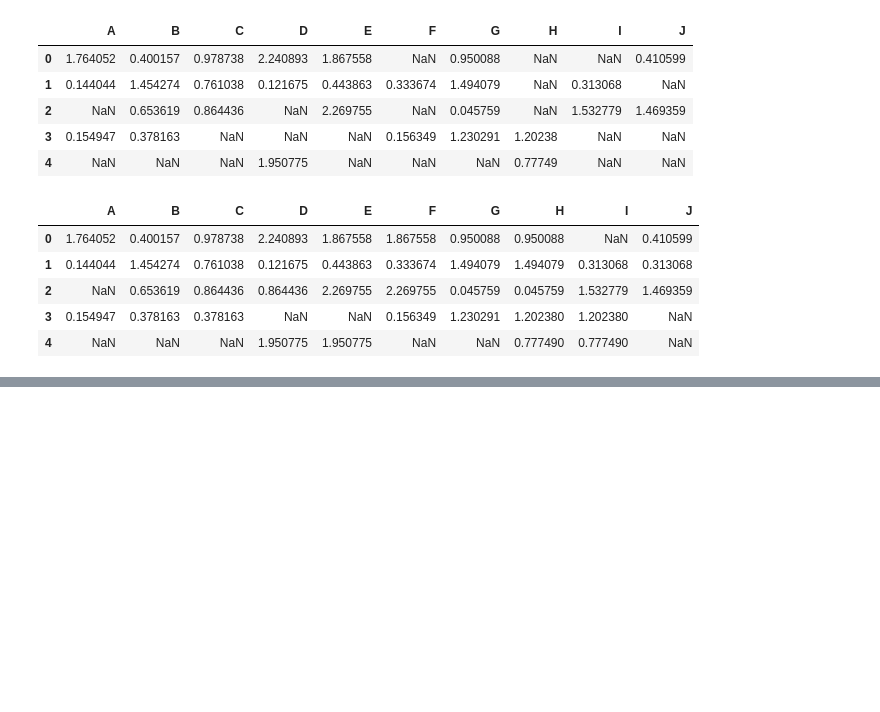
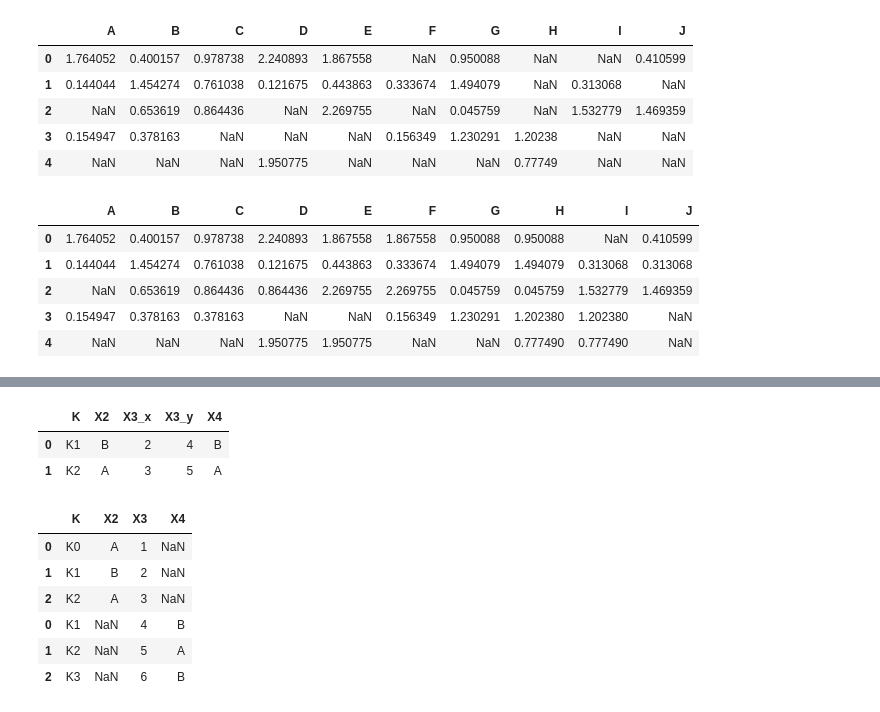
Before and after one commit to blacbakery/py_worksapce, a Jupyter notebook: 정리/Pandas.ipynb, the cells around one changed output, grey strips where cells are left out. Cells and saved outputs as stored; diff of their text form; code cells hidden in the pictures; blank space fills up the shorter version.

```diff
--- a/정리/Pandas.ipynb
+++ b/정리/Pandas.ipynb
@@ -807,0 +837,10 @@ print(a)
+# %%
+df7 = pd.DataFrame({
+    'K':['K0', 'K1', 'K2'],
+    'X2':['A', 'B', 'A'],
+    'X3':[1, 2, 3] })
+df8 = pd.DataFrame({
+    'K':['K1', 'K2', 'K3'],
+    'X3':[4, 5, 6],
+    'X4':['B', 'A', 'B'] })
+display(df7, df8)
@@ -807,0 +856,16 @@ print(a)
+# %%
+pd.merge(df7, df8, on='K', how='inner')
+# %% [output]
+|  | K | X2 | X3_x | X3_y | X4 |
+| 0 | K1 | B | 2 | 4 | B |
+| 1 | K2 | A | 3 | 5 | A |
+# %%
+pd.concat([df7, df8], axis=0, join='outer')
+# %% [output]
+|  | K | X2 | X3 | X4 |
+| 0 | K0 | A | 1 | NaN |
+| 1 | K1 | B | 2 | NaN |
+| 2 | K2 | A | 3 | NaN |
+| 0 | K1 | NaN | 4 | B |
+| 1 | K2 | NaN | 5 | A |
+| 2 | K3 | NaN | 6 | B |
```
Also changed, not shown: parts of 32 cells of this notebook.
